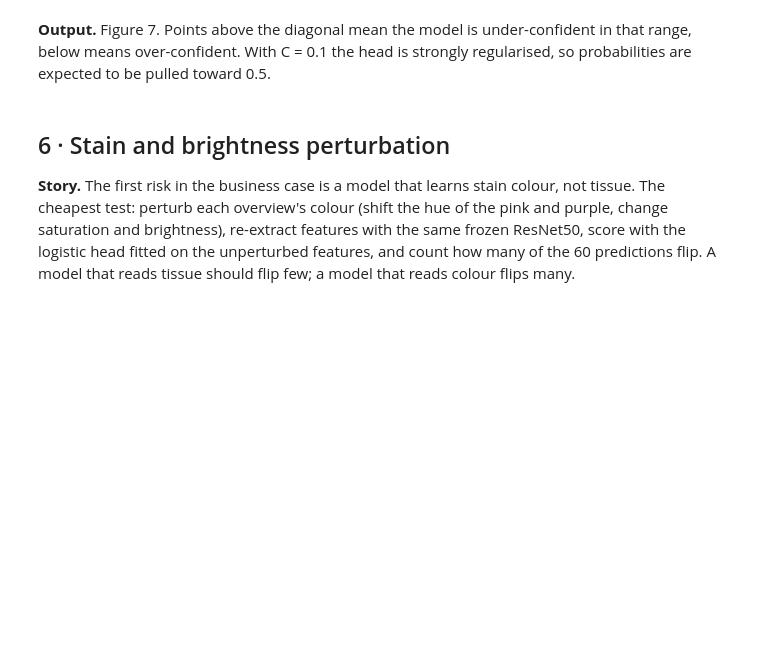
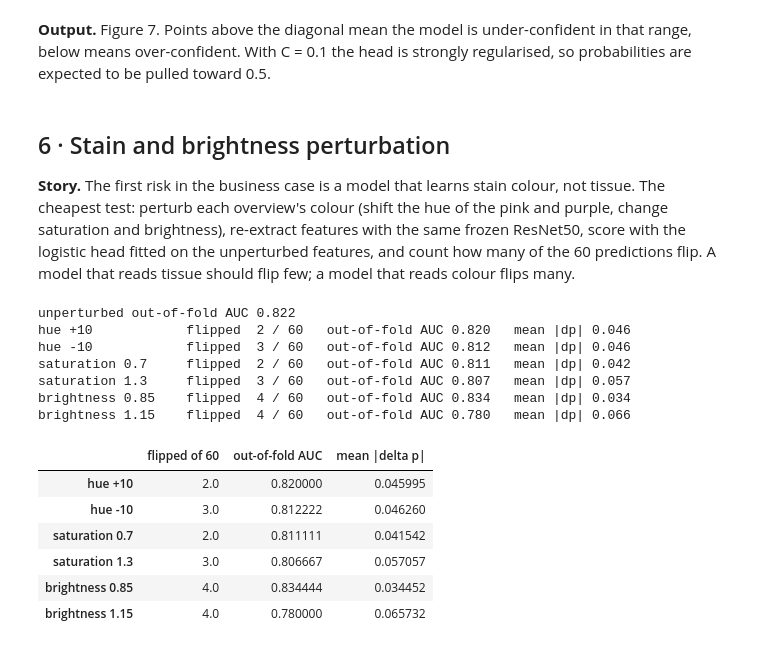
Before and after one commit to Iressa8655/ai-ortho-msk-hackathon-2026, a Jupyter notebook: technical/03_robustness_checks.ipynb, the cells around one changed output. Cells and saved outputs as stored; diff of their text form; code cells hidden in the pictures; blank space fills up the shorter version.

```diff
--- a/technical/03_robustness_checks.ipynb
+++ b/technical/03_robustness_checks.ipynb
@@ -196,64 +209,104 @@ backbone = backbone.eval()
 preprocess = weights.transforms()
 
 
-def tile_overview(img):
-    # 跟 notebook 01 相同的切法，輸入已是 PIL 影像
+def tissue_coords(img):
+    # 在「原圖」上決定哪些 224 px 格子是組織，擾動後用同一組格子，
+    # 這樣比較的是顏色變了模型怎麼反應，不是格子變了
     arr = np.asarray(img.convert("RGB"))
     h, w, _ = arr.shape
     grey = arr.mean(axis=2)
-    tiles = []
+    coords = []
     for yy in range(0, h - TILE + 1, TILE):
         for xx in range(0, w - TILE + 1, TILE):
             if (grey[yy:yy + TILE, xx:xx + TILE] < 220).mean() >= MIN_TISSUE:
-                tiles.append(arr[yy:yy + TILE, xx:xx + TILE])
-    return tiles
+                coords.append((yy, xx))
+    return coords
 
 
 @torch.no_grad()
-def slide_feature_from_image(img, batch=32):
-    tiles = tile_overview(img)
+def feature_at(img, coords, batch=32):
+    # 指定格子位置抽特徵，取平均
+    arr = np.asarray(img.convert("RGB"))
+    tiles = [arr[yy:yy + TILE, xx:xx + TILE] for yy, xx in coords]
     feats = []
     for start in range(0, len(tiles), batch):
         chunk = tiles[start:start + batch]
         tensors = torch.stack([preprocess(Image.fromarray(t)) for t in chunk])
         feats.append(backbone(tensors))
     return torch.cat(feats).mean(dim=0).numpy()
 
 
 def perturb(img, hue_shift, sat, bright):
     # 色相平移（模擬不同染色批次）、飽和度、亮度（模擬掃描器差異）
     hsv = np.asarray(img.convert("HSV")).astype(np.int16)
     hsv[..., 0] = (hsv[..., 0] + hue_shift) % 256
     out = Image.fromarray(hsv.astype(np.uint8), "HSV").convert("RGB")
     out = ImageEnhance.Color(out).enhance(sat)
     out = ImageEnhance.Brightness(out).enhance(bright)
     return out
 
 
 PERTURBATIONS = {
     "hue +10": (10, 1.0, 1.0),
     "hue -10": (-10, 1.0, 1.0),
     "saturation 0.7": (0, 0.7, 1.0),
     "saturation 1.3": (0, 1.3, 1.0),
     "brightness 0.85": (0, 1.0, 0.85),
     "brightness 1.15": (0, 1.0, 1.15),
 }
 
-# 用全部 60 人擬合的 head 來打分（跟 demo 的 head.json 同一個）
+def cross_val_oof_perturbed(X_train_src, X_test_src, y, seed):
+    # 每一折用「沒擾動」的訓練特徵擬合，用「擾動過」的測試特徵打分
+    # 這樣每個人都是被沒看過他的模型評的，跟 notebook 01 的 0.82 可以直接比
+    cv = StratifiedKFold(n_splits=5, shuffle=True, random_state=seed)
+    out = np.zeros(len(y))
+    for tr, te in cv.split(X_train_src, y):
+        model = make_model().fit(X_train_src[tr], y[tr])
+        out[te] = model.predict_proba(X_test_src[te])[:, 1]
+    return out
+
+
+# 全部 60 人擬合的 head，給 §7 的熱圖用（跟 demo 的 head.json 同一個）
 head = make_model().fit(X, y)
-base_pred = (head.predict_proba(X)[:, 1] >= 0.5).astype(int)
+
+base_oof = cross_val_oof(X, y, SEED)                 # 沒擾動的 out-of-fold 機率
+base_pred = (base_oof >= 0.5).astype(int)
+print(f"unperturbed out-of-fold AUC {roc_auc_score(y, base_oof):.3f}")
+
+coords_per_slide = [tissue_coords(Image.open(row.png)) for row in cohort.itertuples()]
 
 flips = {}
 for name, (hs, sat, br) in PERTURBATIONS.items():
-    Xp = np.zeros_like(X)
-    for i, row in enumerate(tqdm(cohort.itertuples(), total=len(cohort), desc=name, leave=False)):
-        img = perturb(Image.open(row.png), hs, sat, br)
-        Xp[i] = slide_feature_from_image(img)
-    pred = (head.predict_proba(Xp)[:, 1] >= 0.5).astype(int)
-    auc_p = roc_auc_score(y, head.predict_proba(Xp)[:, 1])
-    flips[name] = (int((pred != base_pred).sum()), auc_p)
-    print(f"{name:18s} flipped {flips[name][0]:2d} / 60   AUC on perturbed {auc_p:.3f}")
+    cache = DATA / f"robustness_{name.replace(' ', '_').replace('+', 'p').replace('-', 'm')}.npy"
+    if cache.exists():                                   # 跑過就直接讀
+        Xp = np.load(cache)
+    else:
+        Xp = np.zeros_like(X)
+        for i, row in enumerate(tqdm(cohort.itertuples(), total=len(cohort), desc=name, leave=False)):
+            img = perturb(Image.open(row.png), hs, sat, br)
+            Xp[i] = feature_at(img, coords_per_slide[i])
+        np.save(cache, Xp)
+    oof_p = cross_val_oof_perturbed(X, Xp, y, SEED)
+    pred = (oof_p >= 0.5).astype(int)
+    auc_p = roc_auc_score(y, oof_p)
+    flips[name] = (int((pred != base_pred).sum()), auc_p, float(np.abs(oof_p - base_oof).mean()))
+    print(f"{name:18s} flipped {flips[name][0]:2d} / 60   out-of-fold AUC {auc_p:.3f}   mean |dp| {flips[name][2]:.3f}")
 
-flip_table = pd.DataFrame(flips, index=["flipped of 60", "AUC"]).T
+flip_table = pd.DataFrame(flips, index=["flipped of 60", "out-of-fold AUC", "mean |delta p|"]).T
 flip_table
+# %% [output]
+unperturbed out-of-fold AUC 0.822
+hue +10            flipped  2 / 60   out-of-fold AUC 0.820   mean |dp| 0.046
+hue -10            flipped  3 / 60   out-of-fold AUC 0.812   mean |dp| 0.046
+saturation 0.7     flipped  2 / 60   out-of-fold AUC 0.811   mean |dp| 0.042
+saturation 1.3     flipped  3 / 60   out-of-fold AUC 0.807   mean |dp| 0.057
+brightness 0.85    flipped  4 / 60   out-of-fold AUC 0.834   mean |dp| 0.034
+brightness 1.15    flipped  4 / 60   out-of-fold AUC 0.780   mean |dp| 0.066
+|  | flipped of 60 | out-of-fold AUC | mean |delta p| |
+| hue +10 | 2.0 | 0.820000 | 0.045995 |
+| hue -10 | 3.0 | 0.812222 | 0.046260 |
+| saturation 0.7 | 2.0 | 0.811111 | 0.041542 |
+| saturation 1.3 | 3.0 | 0.806667 | 0.057057 |
+| brightness 0.85 | 4.0 | 0.834444 | 0.034452 |
+| brightness 1.15 | 4.0 | 0.780000 | 0.065732 |
 # %% [markdown]
```
Also changed, not shown: parts of 9 cells of this notebook, 13 other files.
